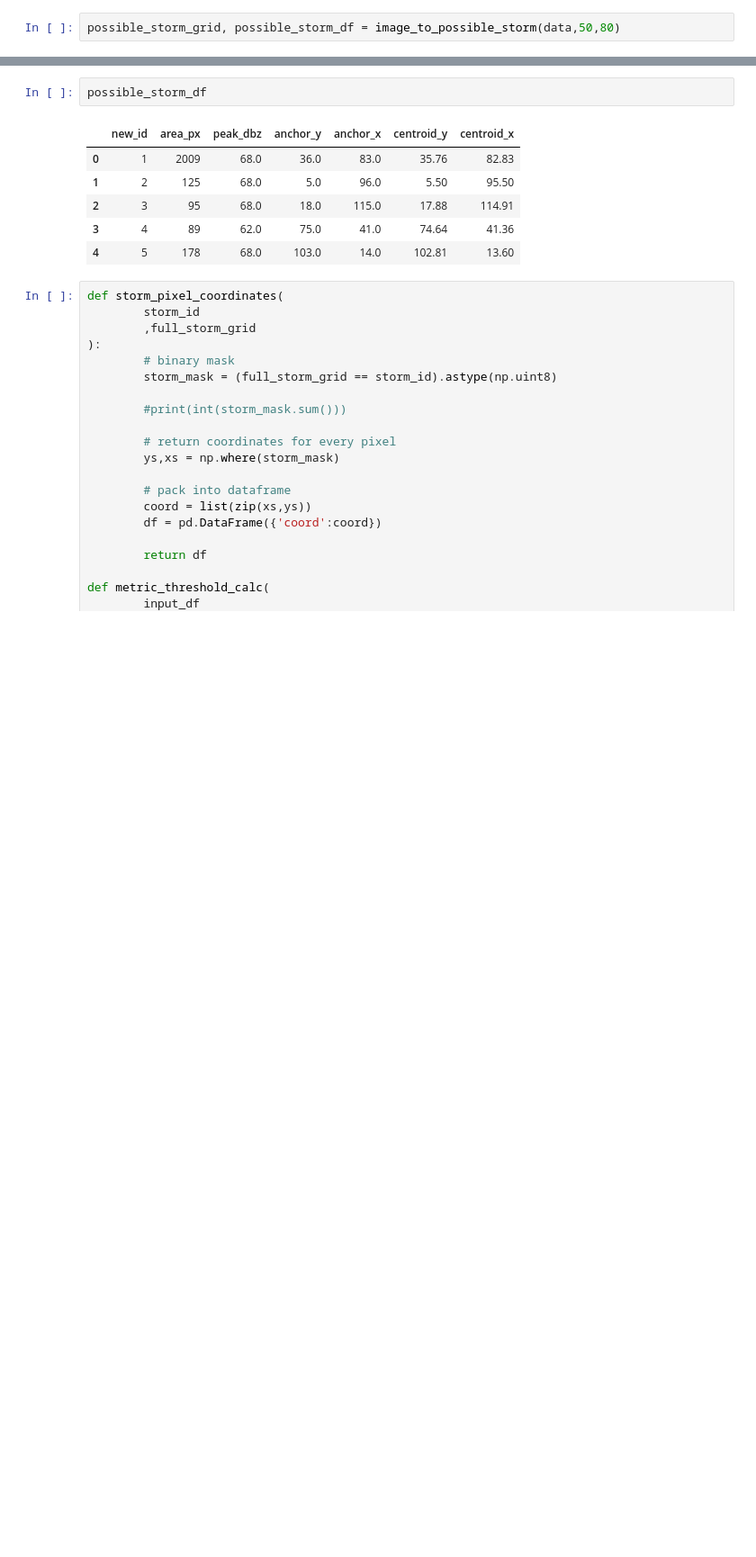
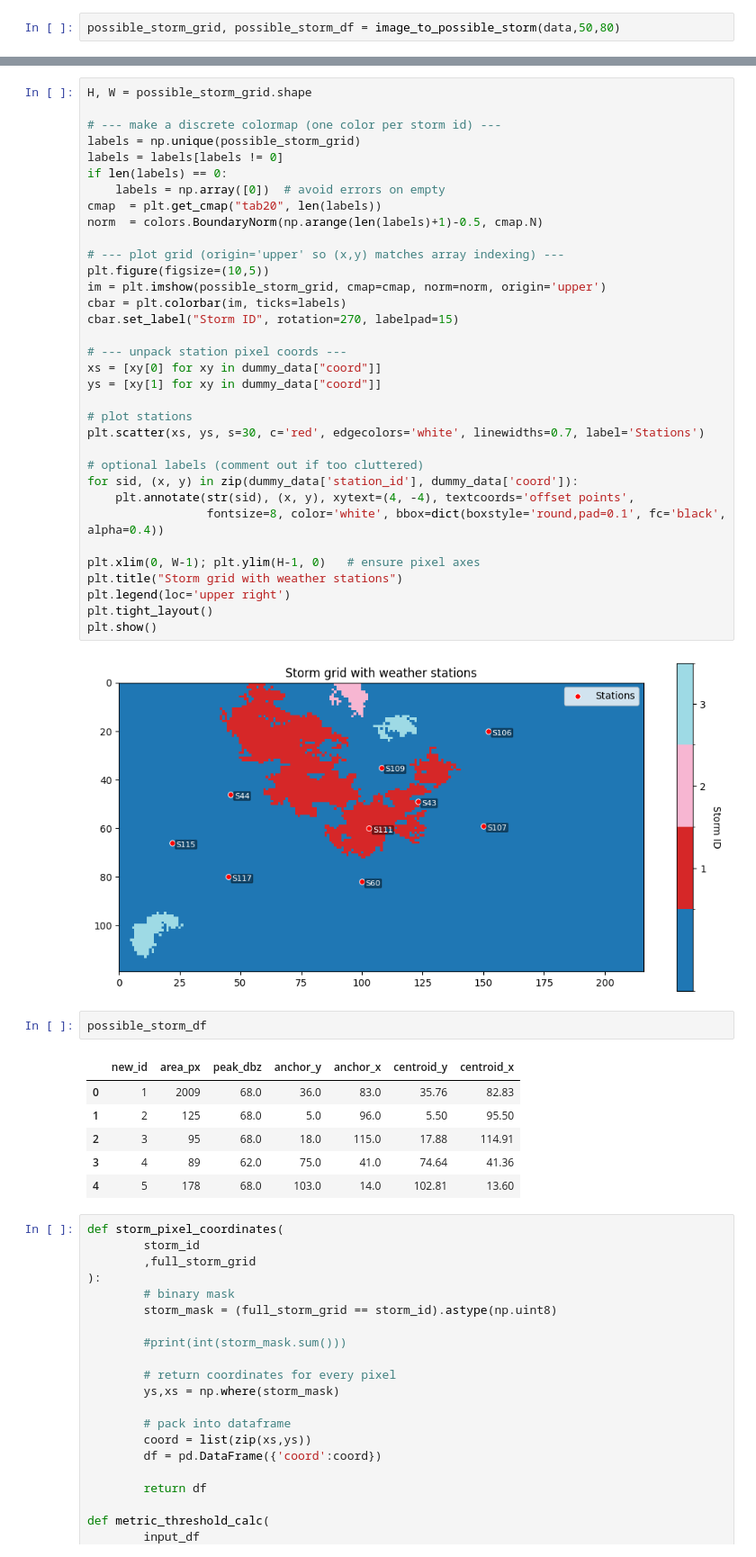
Before and after one commit to ShayneTan03/weather_app, a Jupyter notebook: backend/storm_object_detector/dev.ipynb, the cells around one changed output, grey strips where cells are left out. Shown at 90% size. Cells and saved outputs as stored; diff of their text form; blank space fills up the shorter version.

```diff
--- a/backend/storm_object_detector/dev.ipynb
+++ b/backend/storm_object_detector/dev.ipynb
@@ -213,3 +248,39 @@ plt.show()
+# %%
+H, W = possible_storm_grid.shape
+
+# --- make a discrete colormap (one color per storm id) ---
+labels = np.unique(possible_storm_grid)
+labels = labels[labels != 0]
+if len(labels) == 0:
+    labels = np.array([0])  # avoid errors on empty
+cmap  = plt.get_cmap("tab20", len(labels))
+norm  = colors.BoundaryNorm(np.arange(len(labels)+1)-0.5, cmap.N)
+
+# --- plot grid (origin='upper' so (x,y) matches array indexing) ---
+plt.figure(figsize=(10,5))
+im = plt.imshow(possible_storm_grid, cmap=cmap, norm=norm, origin='upper')
+cbar = plt.colorbar(im, ticks=labels)
+cbar.set_label("Storm ID", rotation=270, labelpad=15)
+
+# --- unpack station pixel coords ---
+xs = [xy[0] for xy in dummy_data["coord"]]
+ys = [xy[1] for xy in dummy_data["coord"]]
+
+# plot stations
+plt.scatter(xs, ys, s=30, c='red', edgecolors='white', linewidths=0.7, label='Stations')
+
+# optional labels (comment out if too cluttered)
+for sid, (x, y) in zip(dummy_data['station_id'], dummy_data['coord']):
+    plt.annotate(str(sid), (x, y), xytext=(4, -4), textcoords='offset points',
+                 fontsize=8, color='white', bbox=dict(boxstyle='round,pad=0.1', fc='black', alpha=0.4))
+
+plt.xlim(0, W-1); plt.ylim(H-1, 0)   # ensure pixel axes
+plt.title("Storm grid with weather stations")
+plt.legend(loc='upper right')
+plt.tight_layout()
+plt.show()
+# %% [output]
+[figure, added]
 # %%
 possible_storm_df
 # %% [output]
```
Also changed, not shown: parts of 7 cells of this notebook, 4 other files.
